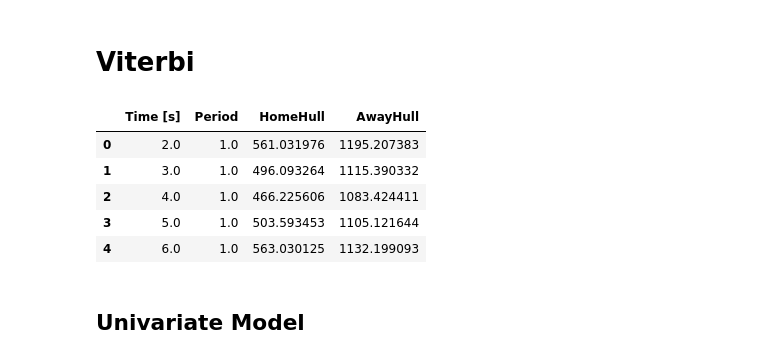
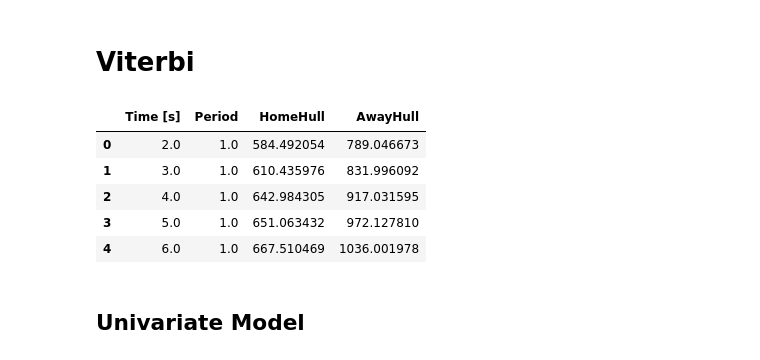
Before and after one commit to ValentinisAlessio/PML_exam, a Jupyter notebook: hmmpyro_tests/Viterbi.ipynb, the cells around one changed output. Cells and saved outputs as stored; diff of their text form; code cells hidden in the pictures.

```diff
--- a/hmmpyro_tests/Viterbi.ipynb
+++ b/hmmpyro_tests/Viterbi.ipynb
@@ -9,16 +9,16 @@ import pandas as pd
 import matplotlib.pyplot as plt
 import seaborn as sns
 # %%
-data = pd.read_csv("../data/hulls_df_compact_matchday1.csv")
+data = pd.read_csv("../data/hulls_df_compact_matchday2.csv")
 data = data.dropna()
 data.head()
 # %% [output]
 |  | Time [s] | Period | HomeHull | AwayHull |
-| 0 | 2.0 | 1.0 | 561.031976 | 1195.207383 |
-| 1 | 3.0 | 1.0 | 496.093264 | 1115.390332 |
-| 2 | 4.0 | 1.0 | 466.225606 | 1083.424411 |
-| 3 | 5.0 | 1.0 | 503.593453 | 1105.121644 |
-| 4 | 6.0 | 1.0 | 563.030125 | 1132.199093 |
+| 0 | 2.0 | 1.0 | 584.492054 | 789.046673 |
+| 1 | 3.0 | 1.0 | 610.435976 | 831.996092 |
+| 2 | 4.0 | 1.0 | 642.984305 | 917.031595 |
+| 3 | 5.0 | 1.0 | 651.063432 | 972.127810 |
+| 4 | 6.0 | 1.0 | 667.510469 | 1036.001978 |
 # %% [markdown]
 ## Univariate Model
 # %%
```
Also changed, not shown: parts of 5 cells of this notebook, 4 other files.
